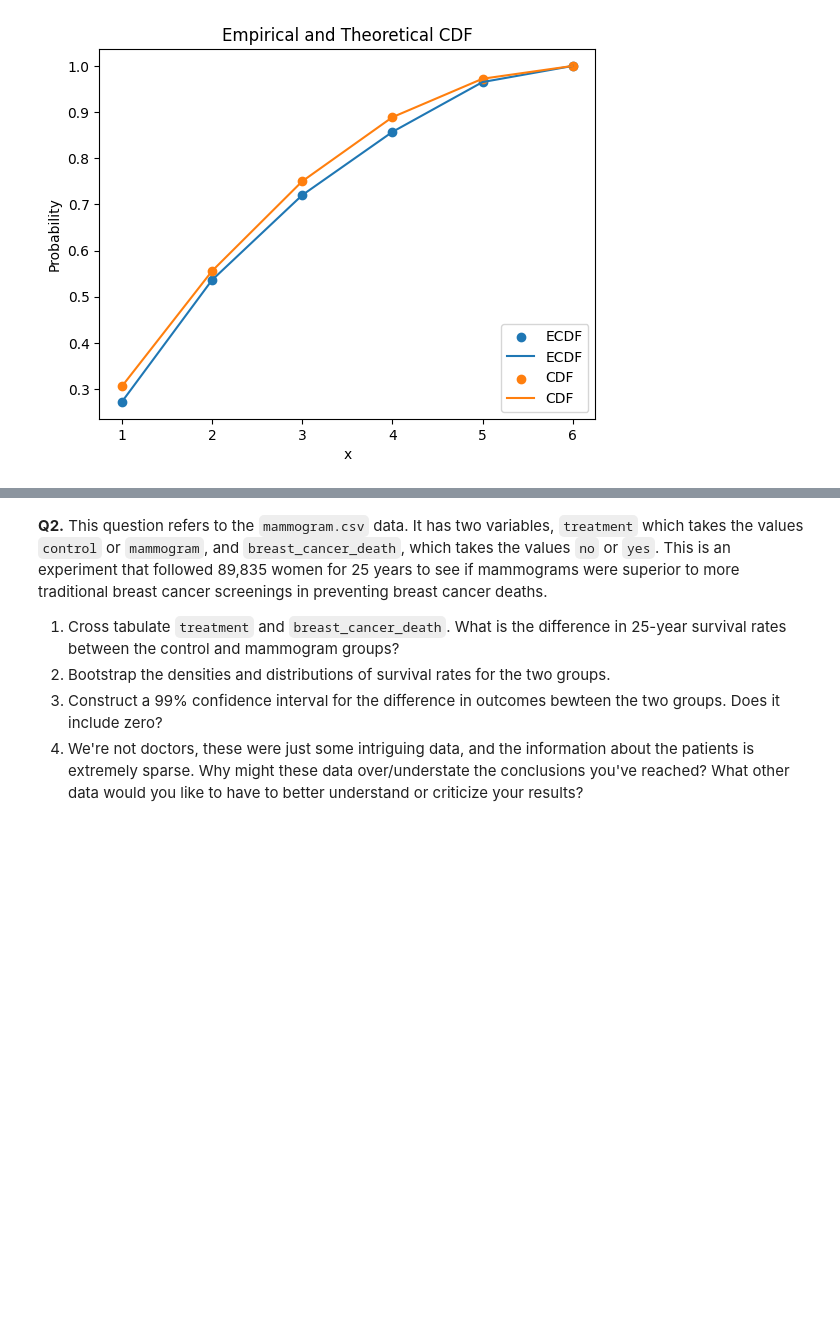
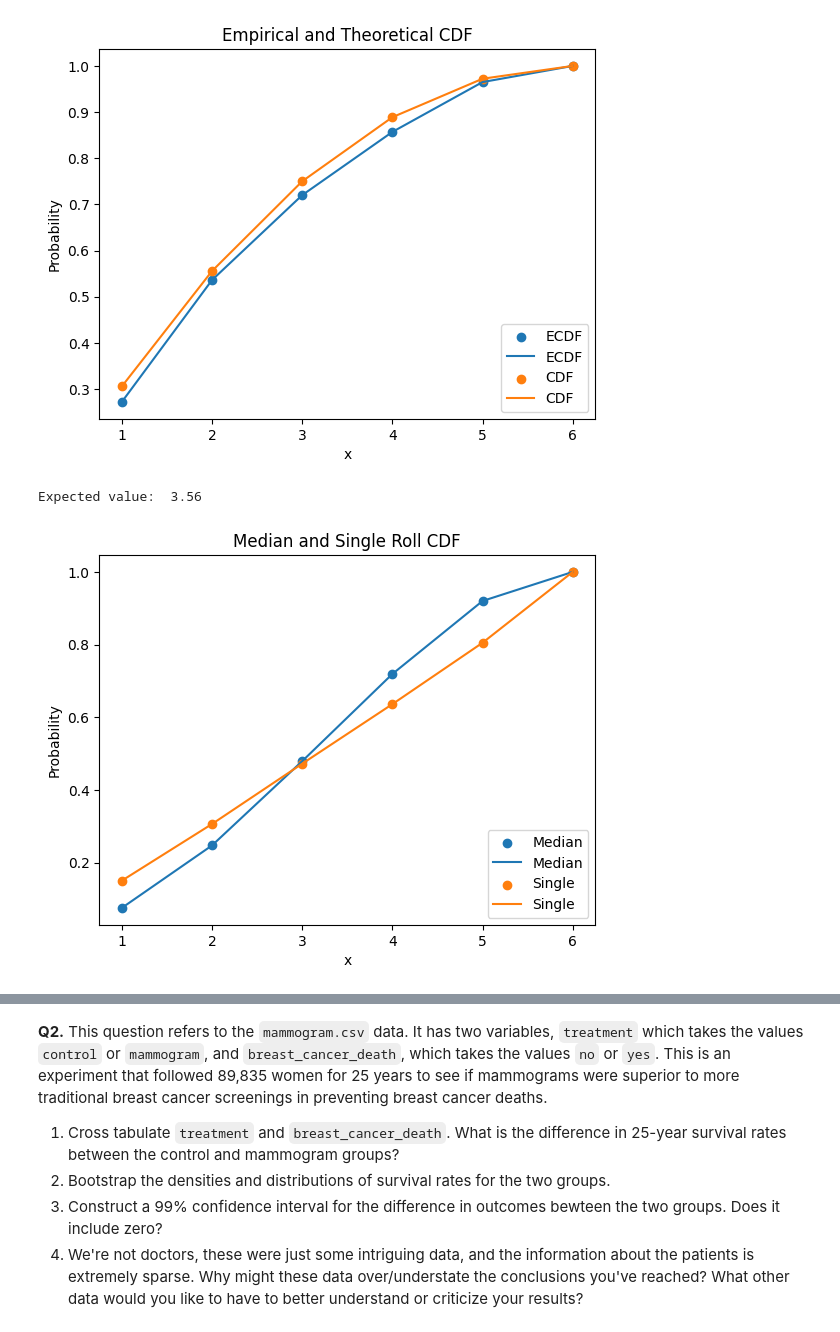
Before and after one commit to dsizzle67/ds3001-the_bootstrap, a Jupyter notebook: assignment_5.ipynb, the cells around one changed output, grey strips where cells are left out. Cells and saved outputs as stored; diff of their text form; code cells hidden in the pictures; blank space fills up the shorter version.

```diff
--- a/assignment_5.ipynb
+++ b/assignment_5.ipynb
@@ -52,3 +54,40 @@ plt.title('Empirical and Theoretical CDF')
 plt.show()
 # %% [output]
 [figure]
+# %%
+# --2--
+
+dice_sides = np.array([1,2,3,4,5,6])
+
+N = 1000
+d1 = np.random.choice(dice_sides, size=N)
+d2 = np.random.choice(dice_sides, size=N)
+d3 = np.random.choice(dice_sides, size=N)
+median = []
+for i in range(N):
+    val = int(np.median([d1[i], d2[i], d3[i]]))
+    median.append(val)
+
+expected_value = np.sum(median)/N
+print('Expected value: ', expected_value)
+
+ecdf = np.zeros(6)
+single = np.zeros(6)
+for i in range(6):
+    ecdf[i] = (1/N)*np.sum( median <= dice_sides[i] )
+    single[i] = (1/N)*np.sum( d1 <= dice_sides[i] )
+
+expected_value = np.sum(median)/N
+
+plt.scatter(dice_sides,ecdf,label='Median')
+plt.plot(dice_sides,ecdf,label='Median')
+plt.scatter(dice_sides,single,label='Single')
+plt.plot(dice_sides,single,label='Single')
+plt.xlabel("x")
+plt.ylabel("Probability")
+plt.legend(loc='lower right')
+plt.title('Median and Single Roll CDF')
+plt.show()
+# %% [output]
+Expected value:  3.56
+[figure, added]
```
Also changed, not shown: parts of 4 cells of this notebook.
